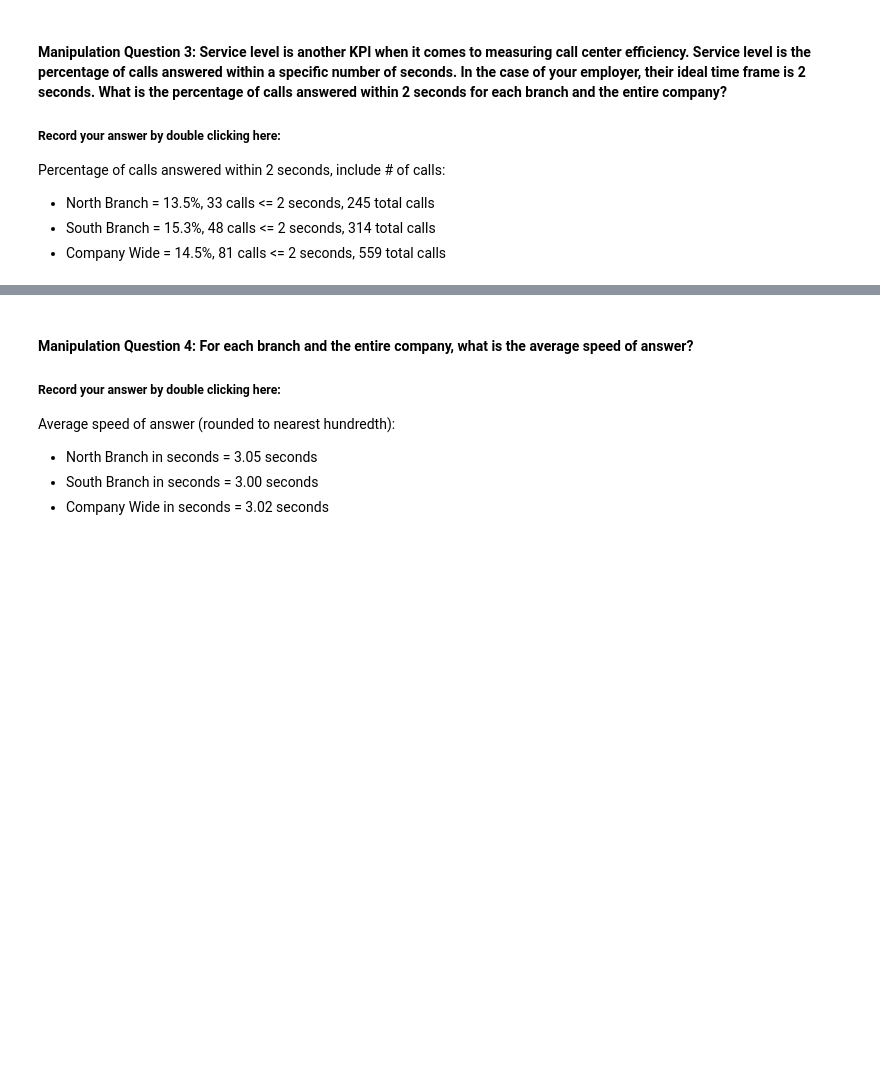
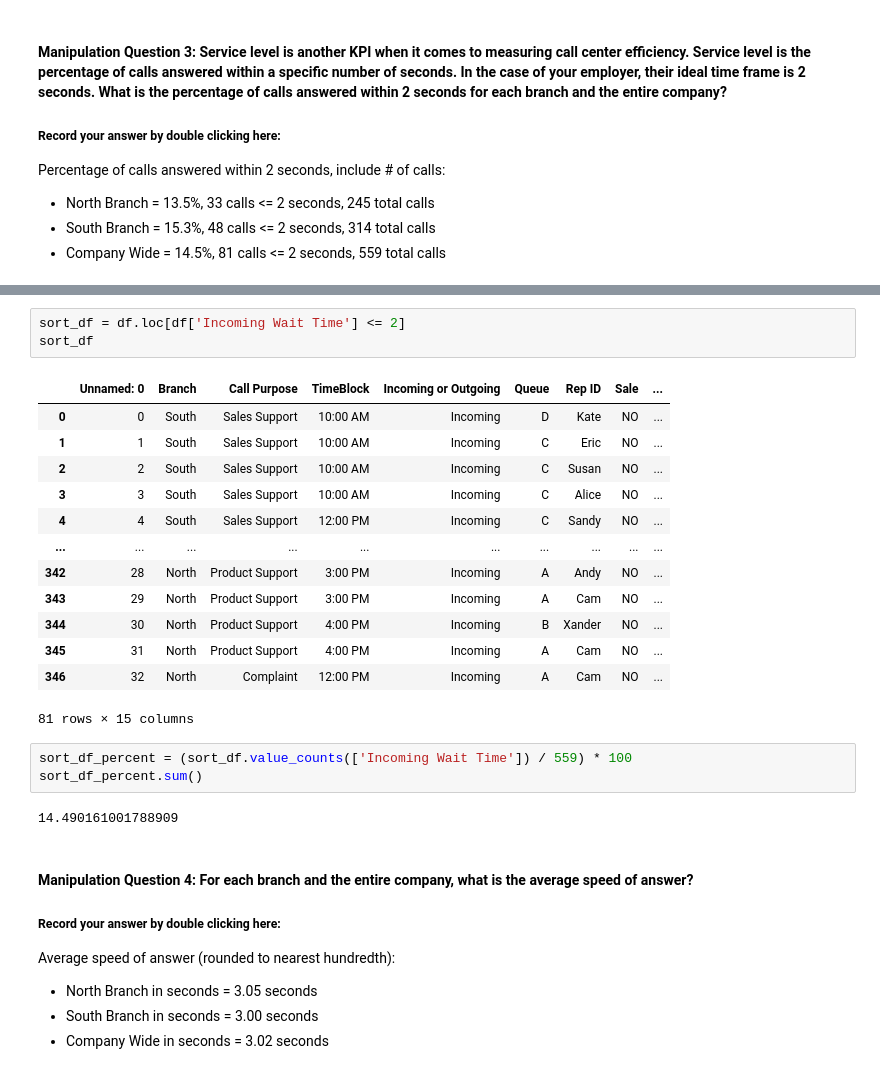
Before and after one commit to ashhsing/call-center-cleanup-assignment, a Jupyter notebook: Call_Center_Cleanup.ipynb, the cells around one changed output, grey strips where cells are left out. Drawn from its saved outputs; the diff is of its cells as text; blank space fills up the shorter version.

```diff
--- a/Call_Center_Cleanup.ipynb
+++ b/Call_Center_Cleanup.ipynb
@@ -529,3 +514,25 @@ total_sort.head(85)
+# %%
+sort_df = df.loc[df['Incoming Wait Time'] <= 2]
+sort_df
+# %% [output]
+|  | Unnamed: 0 | Branch | Call Purpose | TimeBlock | Incoming or Outgoing | Queue | Rep ID | Sale | ... |
+| 0 | 0 | South | Sales Support | 10:00 AM | Incoming | D | Kate | NO | ... |
+| 1 | 1 | South | Sales Support | 10:00 AM | Incoming | C | Eric | NO | ... |
+| 2 | 2 | South | Sales Support | 10:00 AM | Incoming | C | Susan | NO | ... |
+| 3 | 3 | South | Sales Support | 10:00 AM | Incoming | C | Alice | NO | ... |
+| 4 | 4 | South | Sales Support | 12:00 PM | Incoming | C | Sandy | NO | ... |
+| ... | ... | ... | ... | ... | ... | ... | ... | ... | ... |
+| 342 | 28 | North | Product Support | 3:00 PM | Incoming | A | Andy | NO | ... |
+| 343 | 29 | North | Product Support | 3:00 PM | Incoming | A | Cam | NO | ... |
+| 344 | 30 | North | Product Support | 4:00 PM | Incoming | B | Xander | NO | ... |
+| 345 | 31 | North | Product Support | 4:00 PM | Incoming | A | Cam | NO | ... |
+| 346 | 32 | North | Complaint | 12:00 PM | Incoming | A | Cam | NO | ... |
+81 rows × 15 columns
+# %%
+sort_df_percent = (sort_df.value_counts(['Incoming Wait Time']) / 559) * 100
+sort_df_percent.sum()
+# %% [output]
+14.490161001788909
 # %% [markdown]
 #### Manipulation Question 4: For each branch and the entire company, what is the average speed of answer?
 ##### Record your answer by double clicking here:
```
Also changed, not shown: parts of 21 cells of this notebook.
